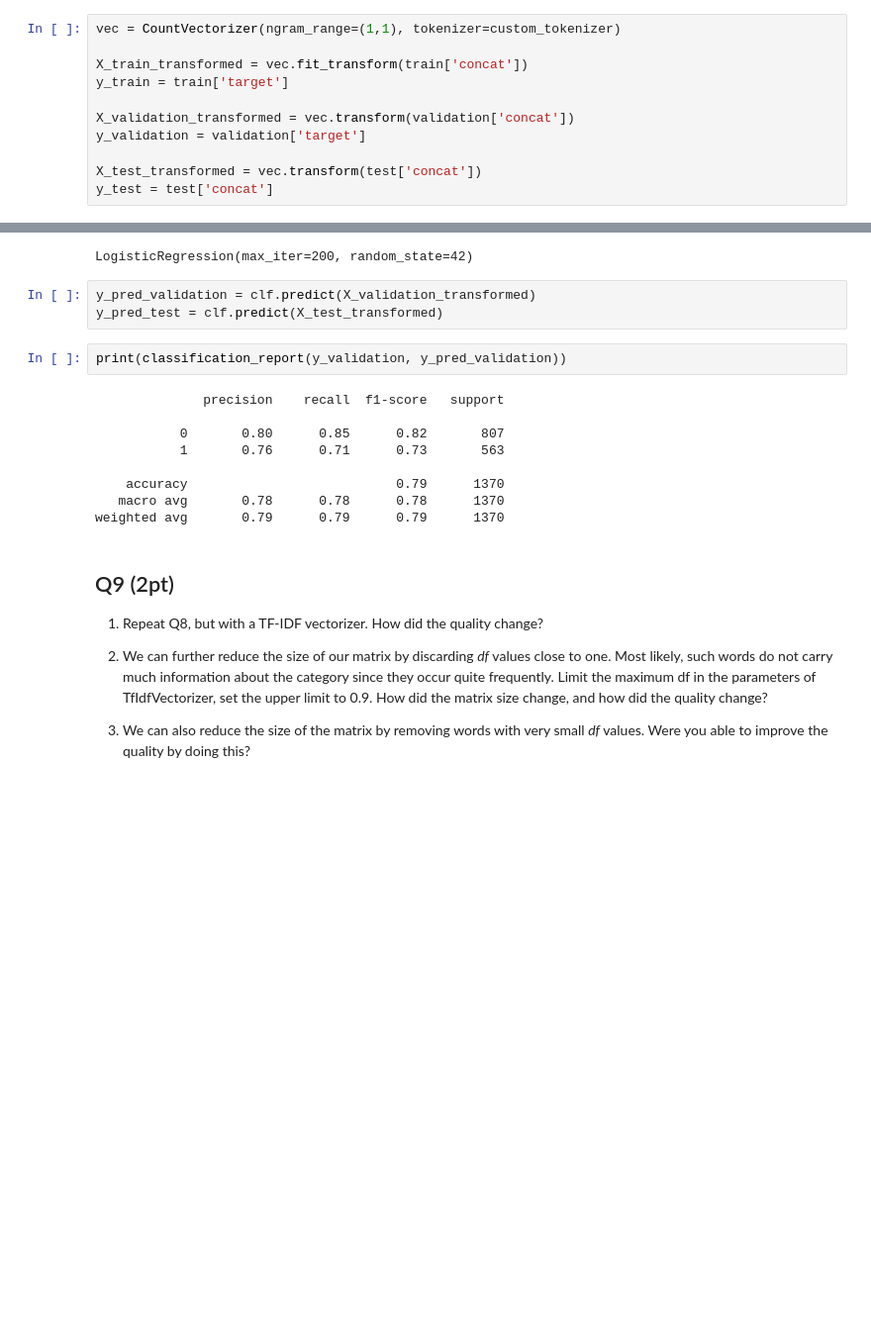
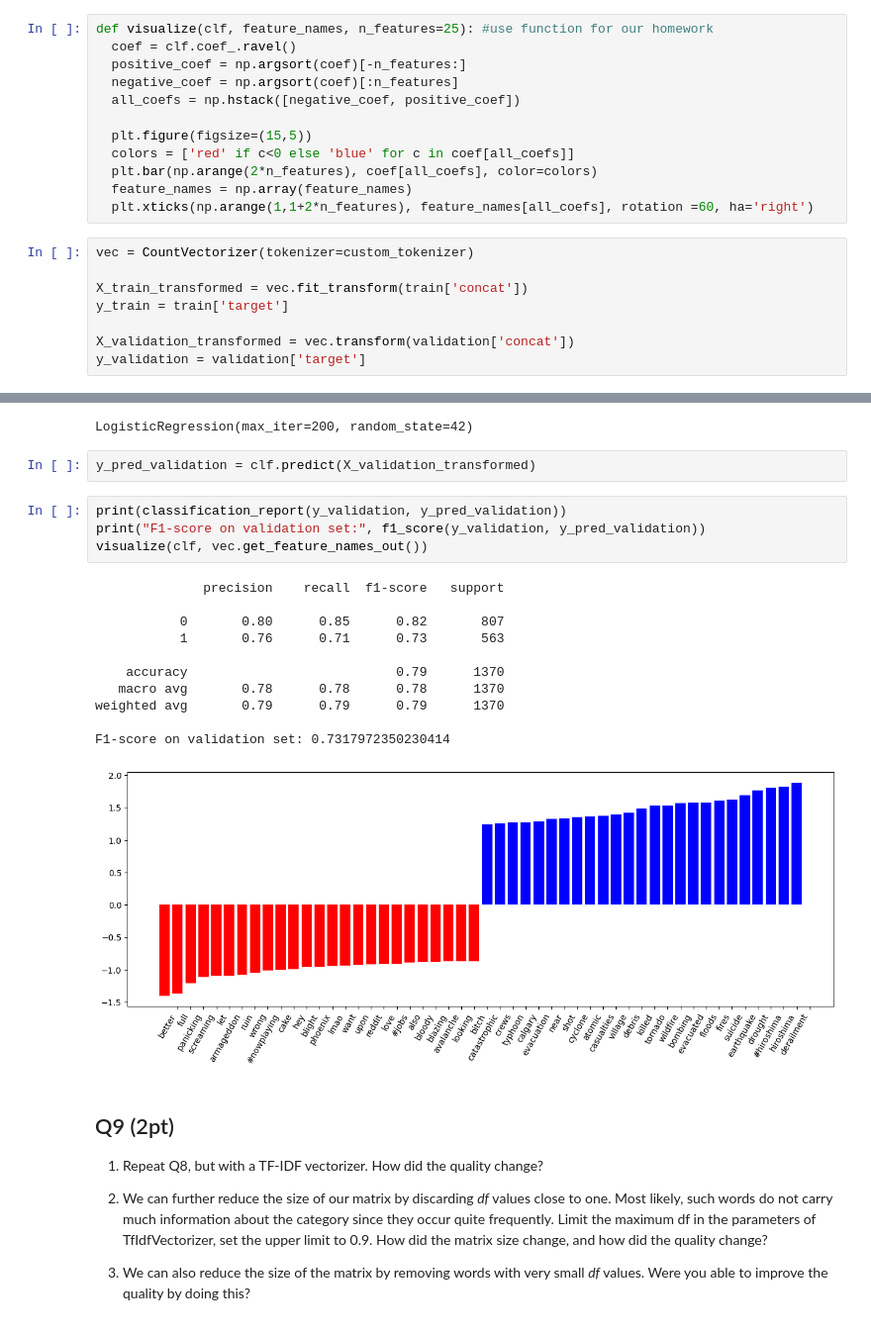
Before and after one commit to YKhalitov/College-Projects, a Jupyter notebook: RIT-Projects/Machine Learning - CSCI 335/HW4.ipynb, the cells around one changed output, grey strips where cells are left out. Shown at 99% size. Drawn from its saved outputs; the diff is of its cells as text; blank space fills up the shorter version.

```diff
--- a/RIT-Projects/Machine Learning - CSCI 335/HW4.ipynb
+++ b/RIT-Projects/Machine Learning - CSCI 335/HW4.ipynb
@@ -316,14 +315,23 @@ from sklearn.metrics import f1_score
+# %%
+def visualize(clf, feature_names, n_features=25): #use function for our homework
+  coef = clf.coef_.ravel()
+  positive_coef = np.argsort(coef)[-n_features:]
+  negative_coef = np.argsort(coef)[:n_features]
+  all_coefs = np.hstack([negative_coef, positive_coef])
+
+  plt.figure(figsize=(15,5))
+  colors = ['red' if c<0 else 'blue' for c in coef[all_coefs]]
+  plt.bar(np.arange(2*n_features), coef[all_coefs], color=colors)
+  feature_names = np.array(feature_names)
+  plt.xticks(np.arange(1,1+2*n_features), feature_names[all_coefs], rotation =60, ha='right')
 # %%
-vec = CountVectorizer(ngram_range=(1,1), tokenizer=custom_tokenizer)
+vec = CountVectorizer(tokenizer=custom_tokenizer)
 
 X_train_transformed = vec.fit_transform(train['concat'])
 y_train = train['target']
 
 X_validation_transformed = vec.transform(validation['concat'])
 y_validation = validation['target']
-
-X_test_transformed = vec.transform(test['concat'])
-y_test = test['concat']
 # %%
 clf = LogisticRegression(max_iter=200, random_state=42)
 # %%
@@ -332,18 +340,22 @@ clf.fit(X_train_transformed, y_train)
 LogisticRegression(max_iter=200, random_state=42)
 # %%
 y_pred_validation = clf.predict(X_validation_transformed)
-y_pred_test = clf.predict(X_test_transformed)
-# %%
-print(classification_report(y_validation, y_pred_validation))
-# %% [output]
-              precision    recall  f1-score   support
-
-           0       0.80      0.85      0.82       807
-           1       0.76      0.71      0.73       563
-
-    accuracy                           0.79      1370
-   macro avg       0.78      0.78      0.78      1370
-weighted avg       0.79      0.79      0.79      1370
+# %%
+print(classification_report(y_validation, y_pred_validation))
+print("F1-score on validation set:", f1_score(y_validation, y_pred_validation))
+visualize(clf, vec.get_feature_names_out())
+# %% [output]
+              precision    recall  f1-score   support
+
+           0       0.80      0.85      0.82       807
+           1       0.76      0.71      0.73       563
+
+    accuracy                           0.79      1370
+   macro avg       0.78      0.78      0.78      1370
+weighted avg       0.79      0.79      0.79      1370
+
+F1-score on validation set: 0.7317972350230414
+[figure, added]
 # %% [markdown]
 ## Q9 (2pt)
 
```
Also changed, not shown: parts of 9 cells of this notebook.
